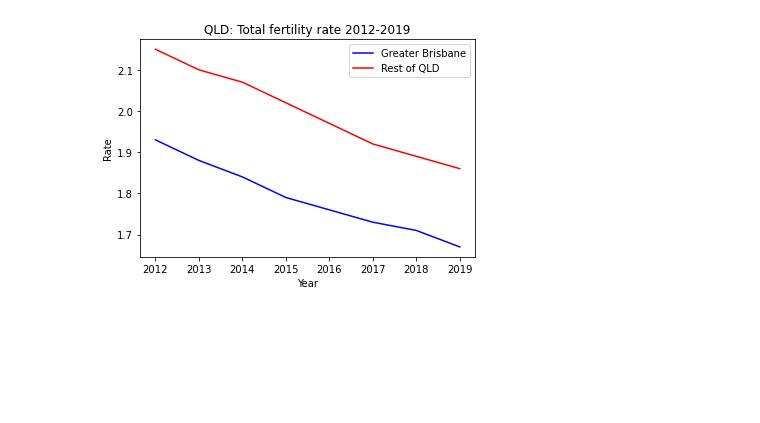
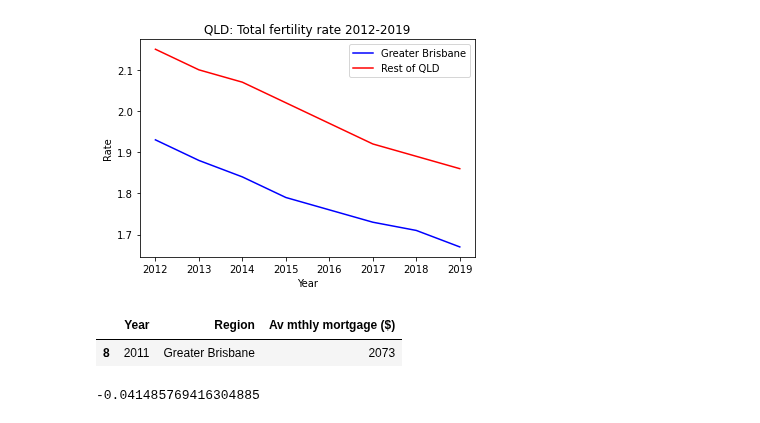
Before and after one commit to NathanJPotter/Team-Project-1, a Jupyter notebook: Project 1.ipynb, the cells around one changed output. Saved outputs shown, nothing was run; the diff lists cells and outputs as text; code cells hidden in the pictures; blank space fills up the shorter version.

```diff
--- a/Project 1.ipynb
+++ b/Project 1.ipynb
@@ -808,3 +808,27 @@ plt.legend()
 plt.savefig('graph-images/QLD Total fertility rate.png')
 # %% [output]
 [figure]
+# %%
+greater_Bris_2011 = earliest_greater_df.loc[earliest_greater_df['Region'] ==  'Greater Brisbane']
+rest_of_QLD_2011 = earlirest_rest_of_df.loc[earlirest_rest_of_df['Region'] ==  'Rest of Qld']
+
+greater_Bris_2016 = greater_df.loc[greater_df['Region'] ==  'Greater Brisbane']
+rest_of_QLD_2016 = rest_of_df.loc[rest_of_df['Region'] ==  'Rest of Qld']
+
+greater_Bris_2011
+# %% [output]
+|  | Year | Region | Av mthly mortgage ($) |
+| 8 | 2011 | Greater Brisbane | 2073 |
+# %%
+value_greater_Bris_2011 = greater_Bris_2011.iloc[0]['Av mthly mortgage ($)']
+value_rest_of_qld_2011 = rest_of_QLD_2011.iloc[0]['Av mthly mortgage ($)']
+value_greater_Bris_2016 = greater_Bris_2016.iloc[0]['Av mthly mortgage ($)']
+value_rest_of_qld_2016 = rest_of_QLD_2016.iloc[0]['Av mthly mortgage ($)']
+
+greater_Bris_series = pd.Series([value_greater_Bris_2011, value_greater_Bris_2016])
+perchange_change_greater_Bris_2011_and_2016 =greater_Bris_series.pct_change()[1]
+
+rest_of_qld_series = pd.Series([value_rest_of_qld_2011, value_rest_of_qld_2016])
+perchange_change_rest_of_qld_2011_and_2016=greater_Bris_series.pct_change()[1]
+# %% [output]
+-0.041485769416304885
```
Also changed, not shown: parts of 1 cell of this notebook.
